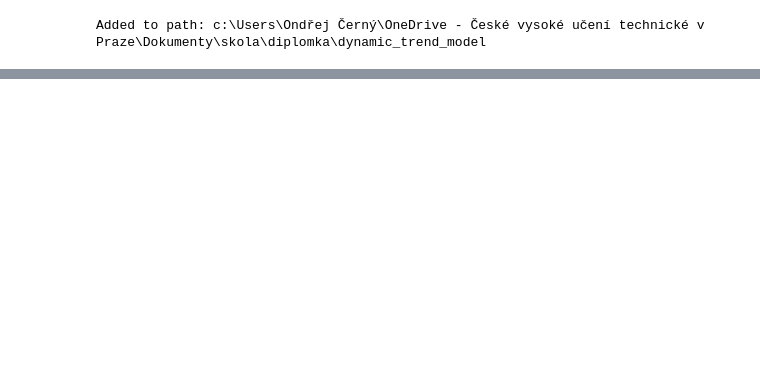
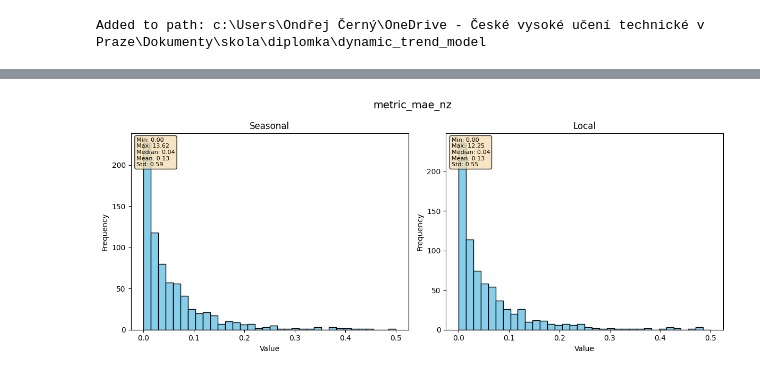
Before and after one commit to andres-cerny/master_thesis, a Jupyter notebook: dynamic_trend_model/compare_models.ipynb, the cells around one changed output, grey strips where cells are left out. Drawn from its saved outputs; the diff is of its cells as text; code cells hidden in the pictures; blank space fills up the shorter version.

```diff
--- a/dynamic_trend_model/compare_models.ipynb
+++ b/dynamic_trend_model/compare_models.ipynb
@@ -1112,0 +1094,4 @@ plot_metric_histogram(summary_converged_only, 'metric_rmse_nz')
+# %%
+plot_two_histograms_with_stats(summary_df_seasonal, summary_df_local, 'metric_mae_nz', x_range=(0, 0.5))
+# %% [output]
+[figure, added]
```
Also changed, not shown: parts of 39 cells of this notebook.
